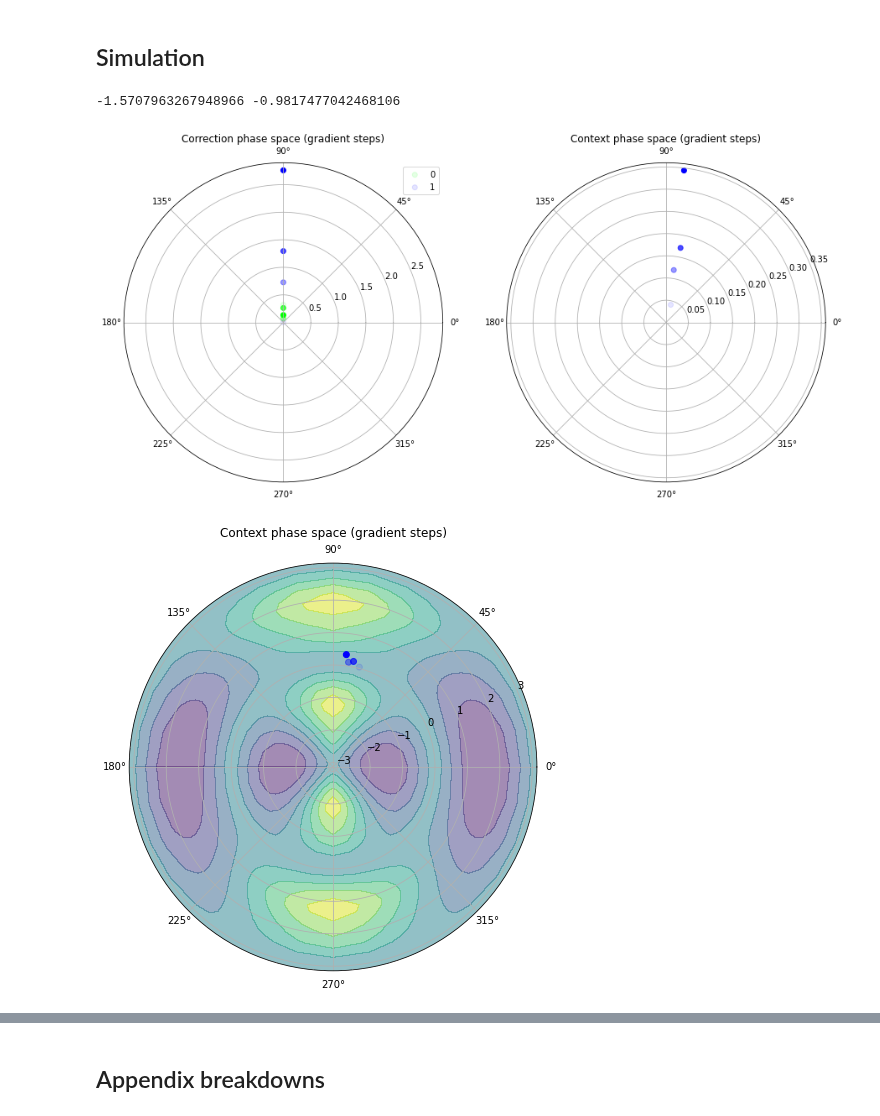
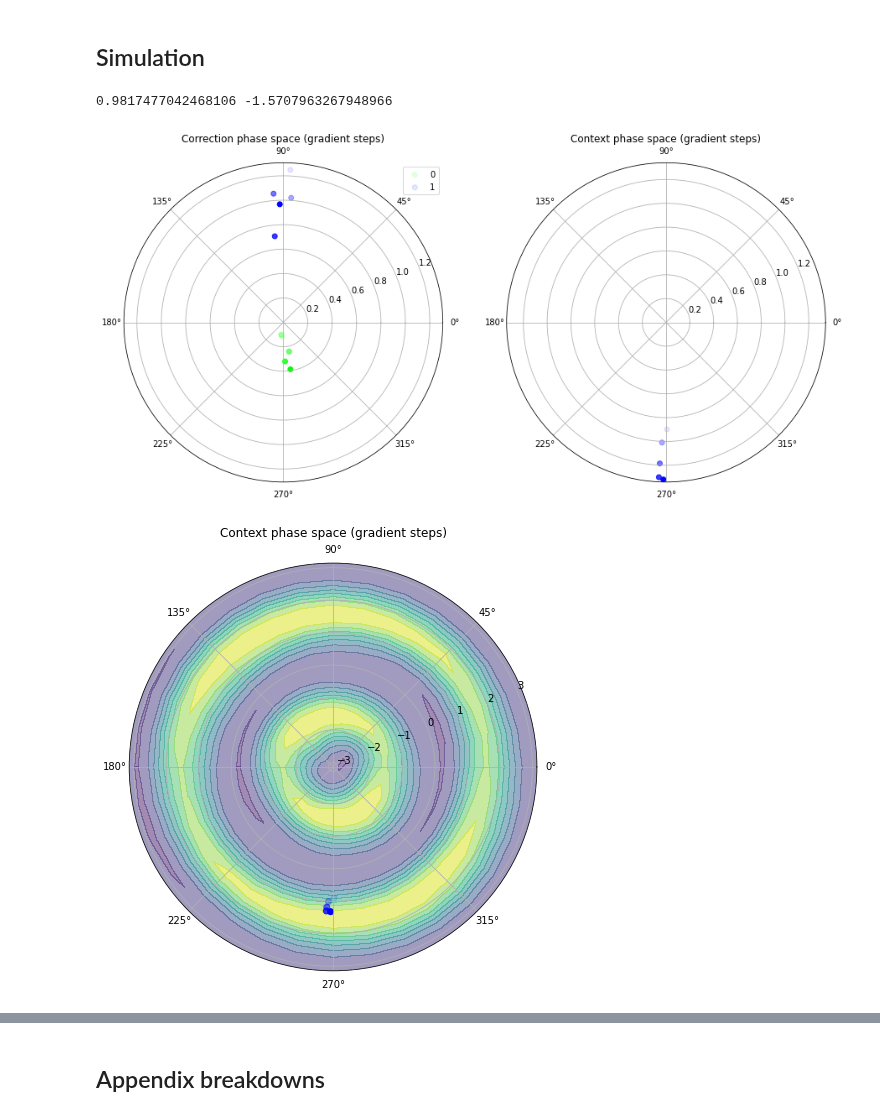
Before and after one commit to farice/SpectatorQubits, a Jupyter notebook: MAB-continuous-analytic-arbitrary-axis.ipynb, the cells around one changed output, grey strips where cells are left out. Cells and saved outputs as stored; diff of their text form; code cells hidden in the pictures.

Commit message:
2d errors and half-working layered plots

```diff
--- a/MAB-continuous-analytic-arbitrary-axis.ipynb
+++ b/MAB-continuous-analytic-arbitrary-axis.ipynb
@@ -45,7 +45,7 @@ def correction_loss(meas, trans):
 # This is the contour of the "true loss" for correction and contextualization.
 def get_contour(error_samples, loss_fn, sensitivity=1.0):
     prepared_basis = [snot() * basis(2, 0), snot() * sigmax() * basis(2, 0)]
-    trans = [rz(sample * sensitivity) * prepared_basis[0]
+    trans = [rx(sample[1] * sensitivity) * rz(sample[0] * sensitivity) * prepared_basis[0]
              for sample in error_samples]
 
     thetas = np.linspace(-np.pi, np.pi, 33)
@@ -175,10 +175,11 @@ def plot(frame_idx, elapsed_time, baseline_fidelity=None,
                        [x[0] for x in correction_theta_history[1]],
                        c=rgba_colors)
 
-    if baseline_fidelity and corrected_fidelity and spectator_fidelity:
+    if baseline_fidelity and corrected_fidelity:
         axs[5].set_title('Fidelity (per episode)')
         axs[5].plot(corrected_fidelity, 'g', label='corrected (data)')
-        axs[5].plot(spectator_fidelity, 'b', label='corrected (spectator)')
+        if spectator_fidelity and len(spectator_fidelity) > 0:
+            axs[5].plot(spectator_fidelity, 'b', label='corrected (spectator)')
         axs[5].plot(baseline_fidelity, 'r', label='uncorrected')
         axs[5].legend()
 
@@ -389,7 +390,8 @@ def feedback_spectators_allocation_function():
 
 def error_samples_generator(mu, sigma, m):
     # return np.random.choice([mu - sigma, mu + sigma], m)
-    return np.random.uniform(mu - sigma, mu + sigma, m)
+    return list(zip(np.random.uniform(mu[0] - sigma[0], mu[0] + sigma[0], m),
+                np.random.uniform(mu[1] - sigma[1], mu[1] + sigma[1], m)))
     # return np.random.normal(MU, SIGMA, M) # + time_dependent_fn(np.arange(M))
 
 
@@ -399,7 +401,7 @@ M = 100
 BATCH_SIZE = 100
 
 # Number of epochs to run simulation.
-NUM_EPOCHS = 25
+NUM_EPOCHS = 5
 # Total number of algorithm iterations until simulation completion.
 # (M // BATCH_SIZE) is the number of batches per epoch.
 MAX_FRAMES = NUM_EPOCHS * M // BATCH_SIZE
@@ -412,15 +414,15 @@ NUM_EPOCHS_TO_REDRAW_ERRORS = 1
 # time_dependent_fn = (np.vectorize(lambda x: (2/5) * np.pi
 #                      * np.sin(2 * np.pi * x / M)))
 MU = 0
-SIGMA = np.pi / 4
-ERROR_SAMPLES = error_samples_generator(MU, SIGMA, M)
+SIGMA = np.pi / 2
+ERROR_SAMPLES = error_samples_generator([MU, MU], [SIGMA, SIGMA], M)
 
 # Gradient step sizes.
 CONTEXT_ETA = np.pi / 8
 CORRECTION_ETA = np.pi / 8
 
 # Initialization of U3 Gates.
-CONTEXT_THETA_INIT = [0, 0, 0]
+CONTEXT_THETA_INIT = [0, 0, np.pi/4]
 CORRECTION_THETA_INIT = [[0, 0, 0], [0, 0, 0]]
 
 # Length of bit-string used to condition error distribution.
@@ -431,7 +433,7 @@ NUM_CONTEXT_SPECTATORS = 36
 NUM_REWARD_SPECTATORS = 36
 
 CONTEXT_SENSITIVITY = 1.0
-REWARD_SENSITIVITY = 2.0
+REWARD_SENSITIVITY = 1.0
 
 # Feedback is collected in batches, but variational parameters can be
 # updated after an arbitrary number of batches.
@@ -450,7 +452,7 @@ env = SpectatorEnvContinuousV2(ERROR_SAMPLES, batch_size=BATCH_SIZE,
 context_contour = get_contour(ERROR_SAMPLES, context_loss)
 print(context_contour['max_phi'], context_contour['max_theta'])
 # %% [output]
--1.5707963267948966 -0.9817477042468106
+0.9817477042468106 -1.5707963267948966
 # %%
 start = timer()
 
@@ -495,7 +497,7 @@ for frame_idx in range(1, MAX_FRAMES + 1):
     # This will return the known optimal actions as a function of the context
     # mapping.
     actions = md.get_actions(observation)
-    prev_batch = env.error_samples_batch
+    prev_batch = np.array(env.error_samples_batch)
     prev_observation = observation
 
     # Allocation of non-contextual spectators between optimizing the objectives
@@ -516,7 +518,7 @@ for frame_idx in range(1, MAX_FRAMES + 1):
         md.combine_contextual_feedback()
 
     if frame_idx % (NUM_EPOCHS_TO_REDRAW_ERRORS * batches_per_epoch) == 0:
-        new_error_samples = np.random.normal(MU, SIGMA, M)
+        new_error_samples = error_samples_generator([MU, MU], [SIGMA, SIGMA], M)
         env.set_error_samples(new_error_samples)
 
     '''
@@ -525,7 +527,8 @@ for frame_idx in range(1, MAX_FRAMES + 1):
 
     for _info in info:
         data_fidelity.append(_info['data_fidelity'])
-        spectator_fidelity.append(_info['spectator_fidelity'])
+        if 'spectator_fidelity' in _info.keys():
+            spectator_fidelity.append(_info['spectator_fidelity'])
         control_fidelity.append(_info['control_fidelity'])
 
     context_2d_repr.append(extract_theta_phi(
@@ -567,7 +570,8 @@ for frame_idx in range(1, MAX_FRAMES + 1):
     # All batches for episode complete.
     if done:
         data_fidelity_per_episode.append(np.mean(data_fidelity))
-        spectator_fidelity_per_episode.append(np.mean(spectator_fidelity))
+        if len(spectator_fidelity) > 0:
+            spectator_fidelity_per_episode.append(np.mean(spectator_fidelity))
         control_fidelity_per_episode.append(np.mean(control_fidelity))
         data_fidelity = []
         spectator_fidelity = []
@@ -577,32 +581,32 @@ for frame_idx in range(1, MAX_FRAMES + 1):
         correction_contour[0] = get_contour(prev_batch[
             [np.sum(obs) <= env.num_context_spectators / 2
              for obs in prev_observation]], correction_loss,
                                            sensitivity=REWARD_SENSITIVITY)
         correction_contour[1] = get_contour(prev_batch[
             [np.sum(obs) > env.num_context_spectators / 2
              for obs in prev_observation]], correction_loss,
                                            sensitivity=REWARD_SENSITIVITY)
         context_contour = get_contour(env.error_samples, context_loss,
                                       sensitivity=CONTEXT_SENSITIVITY)
 
         observation = env.reset(actions)
 
         clear_output(True)
         plot(frame_idx,
              timedelta(seconds=int(timer()-start)),
              baseline_fidelity=control_fidelity_per_episode,
              corrected_fidelity=data_fidelity_per_episode,
              spectator_fidelity=spectator_fidelity_per_episode,
              context_theta_history=context_2d_repr,
              correction_theta_history=correction_2d_repr,
              correction_contour=correction_contour,
              context_outcome_hist=context_outcome_hist,
              context_contour=context_contour,
              correction_grads=correction_grads,
              context_grads=context_grads)
         plt.show()
 
 env.close()
 # %% [output]
-[figure, old version]
+[figure, new version]
-[figure, old version]
+[figure, new version]
```
Also changed, not shown: parts of 4 cells of this notebook, 1 other file.
